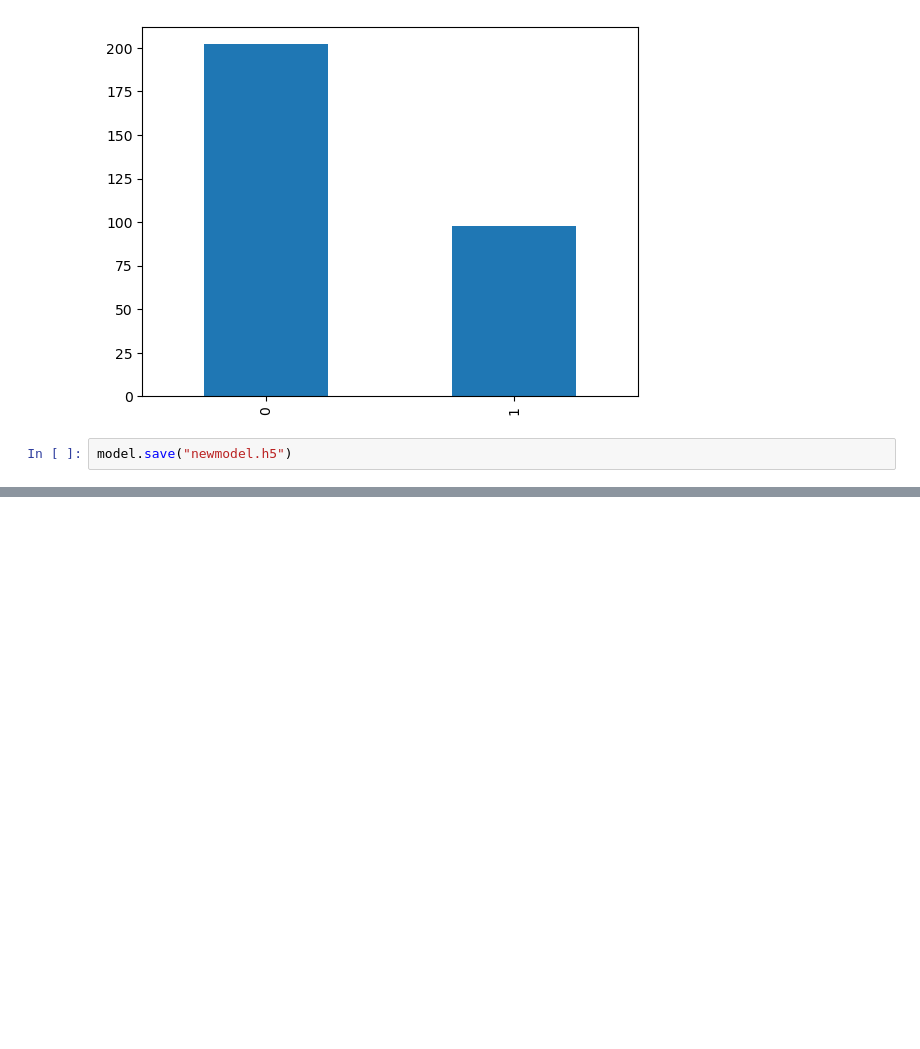
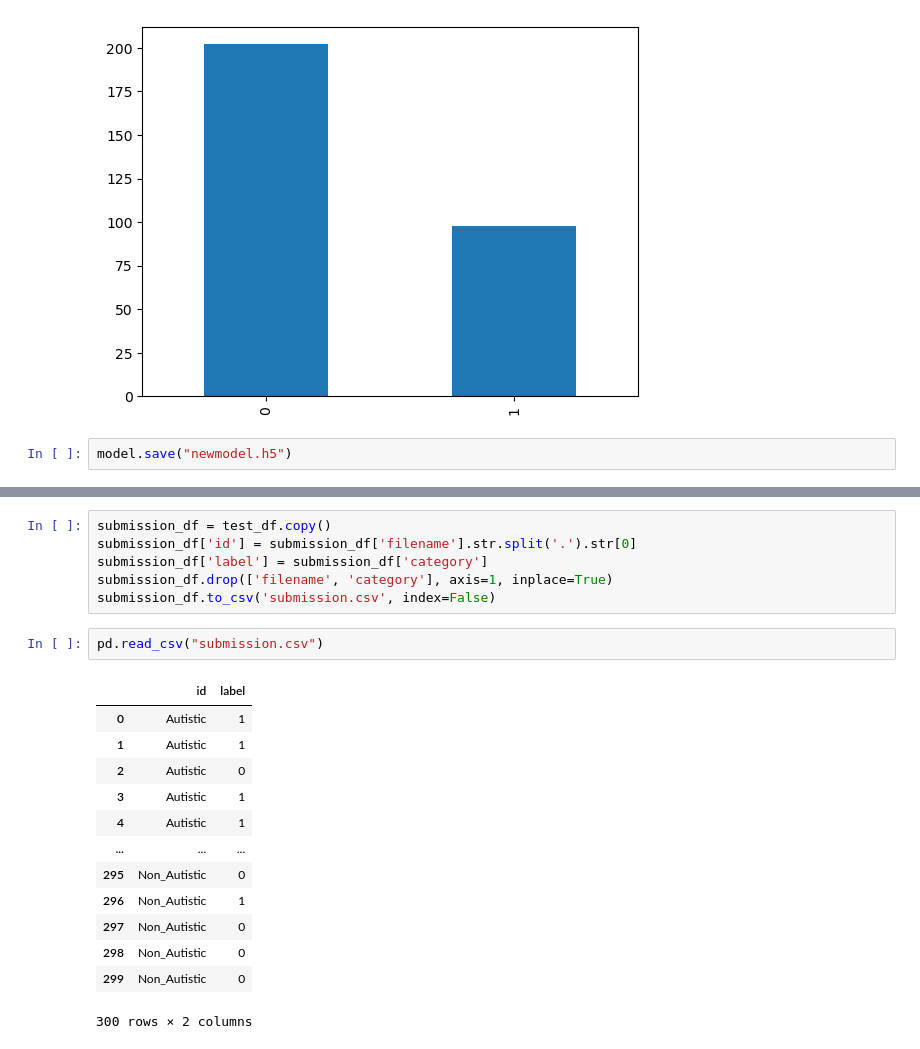
Before and after one commit to Abhirambs-08/05_ARKS_Early-Prediction-of-Autism-Disorder, a Jupyter notebook: CNN_model.ipynb, the cells around one changed output, grey strips where cells are left out. Saved outputs shown, nothing was run; the diff lists cells and outputs as text; blank space fills up the shorter version.

```diff
--- a/CNN_model.ipynb
+++ b/CNN_model.ipynb
@@ -294,0 +315,22 @@ FileNotFoundError: [Errno 2] No such file or directory: 'C:/Users/91809/Desktop/
+# %%
+submission_df = test_df.copy()
+submission_df['id'] = submission_df['filename'].str.split('.').str[0]
+submission_df['label'] = submission_df['category']
+submission_df.drop(['filename', 'category'], axis=1, inplace=True)
+submission_df.to_csv('submission.csv', index=False)
+# %%
+pd.read_csv("submission.csv")
+# %% [output]
+|  | id | label |
+| 0 | Autistic | 1 |
+| 1 | Autistic | 1 |
+| 2 | Autistic | 0 |
+| 3 | Autistic | 1 |
+| 4 | Autistic | 1 |
+| ... | ... | ... |
+| 295 | Non_Autistic | 0 |
+| 296 | Non_Autistic | 1 |
+| 297 | Non_Autistic | 0 |
+| 298 | Non_Autistic | 0 |
+| 299 | Non_Autistic | 0 |
+300 rows × 2 columns
```
Also changed, not shown: parts of 2 cells of this notebook, 2 other files.
